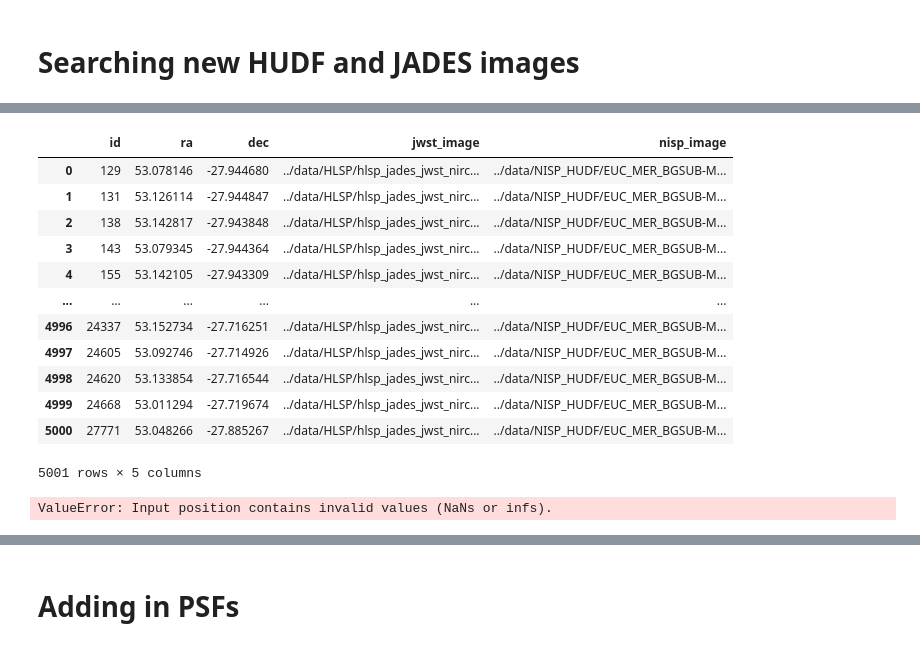
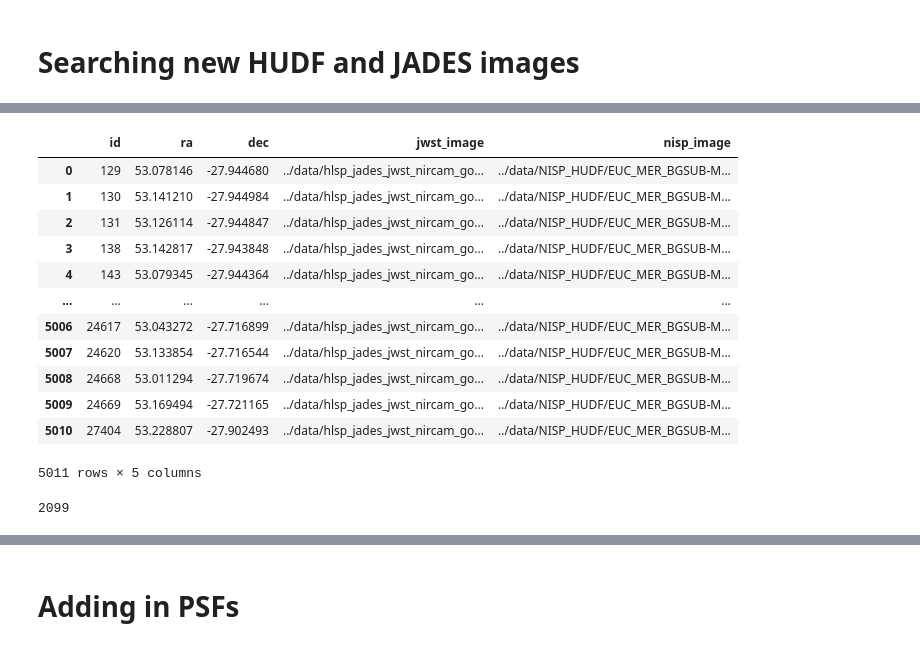
Before and after one commit to xoubish/superNISP, a Jupyter notebook: code/SR_GAN_old.ipynb, the cells around one changed output, grey strips where cells are left out. Drawn from its saved outputs; the diff is of its cells as text; code cells hidden in the pictures.

```diff
--- a/code/SR_GAN_old.ipynb
+++ b/code/SR_GAN_old.ipynb
@@ -257,8 +457,9 @@ from astropy.table import Table
 # %%
 jwst_cat_file = '../catalog/hlsp_jades_jwst_nircam_goods-s-deep_photometry_v2.0_catalog.fits'
-candels_cat_file = '../catalog/hlsp_candels_hst_wfc3_goodss-tot-multiband_f160w_v1_cat.fits'
+candels_cat_file = '../catalog/gds.fits'
+other_candels_cat_file = '../catalog/hlsp_candels_hst_wfc3_goodss-tot-multiband_f160w_v1_cat.fits'
 matched_cat_file2 = '../catalog/matched_cat_HUDF.csv'
-jwst_files = glob.glob("../data/HLSP/*/*")
+jwst_files = glob.glob("../data/hlsp_*")
 nisp_files = glob.glob("../data/NISP_HUDF/*")
 
 np_jwst_file2 = '../data/jwst_jades_66px.npy'
@@ -301,11 +499,22 @@ Observations.download_products(data_products, download_dir='../data/JWST_JADES',
 # # Ext 3 has size info (fwhm and such)
 # # Ext 9 has photometric redshifts
 
-cat_data = Table.read(candels_cat_file, hdu=1).to_pandas()
+# cat_data = Table.read(candels_cat_file, hdu=1).to_pandas()
+# cat_data['ACS_F814W_MAG'] = 23.9-2.5*np.log10(cat_data.ACS_F814W_FLUX)
+# cat_data = cat_data[
+#         (cat_data.FLAGS==0)
+#         & (cat_data.ACS_F814W_MAG < 25) # uJy conversion to M_AB
+#         & (cat_data.FLUX_RADIUS_2_F814W < 24) # TODO: make sure this still applies, not sure if same instr./filt.
+#         & (cat_data.CLASS_STAR < 0.05) # TODO: check this is what we want
+# ].reset_index(drop=True)
+
+cat_data = Table.read(candels_cat_file).to_pandas()
+plt.hist(cat_data.ACS_F814W_FLUX[np.where((cat_data.ACS_F814W_FLUX<5)&(cat_data.ACS_F814W_FLUX>-20))[0]], bins=100)
 cat_data['ACS_F814W_MAG'] = 23.9-2.5*np.log10(cat_data.ACS_F814W_FLUX)
 cat_data = cat_data[
-        (cat_data.FLAGS==0)
-        & (cat_data.ACS_F814W_MAG < 25) # uJy conversion to M_AB
-        & (cat_data.FLUX_RADIUS_2_F814W < 24) # TODO: make sure this still applies, not sure if same instr./filt.
-        & (cat_data.CLASS_STAR < 0.05) # TODO: check this is what we want
-].reset_index(drop=True)
+        (cat_data.z_best > 0.01) & (cat_data.z_best < 3.0)
+        & (cat_data.ACS_F814W_MAG < 25)
+        & (cat_data.FLUX_RADIUS_2_F814W < 50) & (cat_data.FLUX_RADIUS_2_F814W > 3) # Can be flexible with this (remove or make much larger)
+        & (cat_data.CLASS_STAR < 0.1)
+]
+len(cat_data)
@@ -321,44 +533,45 @@ cat_data = cat_data[
 
 candels_cat = pd.DataFrame({
     'id': cat_data['ID'],
-    'ra': cat_data['RA'],
-    'dec': cat_data['DEC'],
+    'ra': cat_data['RA_1'],
+    'dec': cat_data['DEC_1'],
     'jwst_image': '',
     'nisp_image': '',
 })
-candels_cat.dropna(inplace=True)
+candels_cat = candels_cat.dropna().reset_index(drop=True)
 # %%
 gal_coords = SkyCoord(candels_cat.ra, candels_cat.dec, unit='deg')
 # %%
-found_idxs = match_catalog(jwst_files[1], gal_coords, hdu=1)
+found_idxs = match_catalog(jwst_files[0], gal_coords, hdu_idx=1)
 candels_cat.loc[found_idxs, 'jwst_image'] = str(jwst_files[0])
 
 for file in nisp_files: # Only the third file actually matches anything
-    found_idxs = match_catalog(file, gal_coords, hdu=0)
+    found_idxs = match_catalog(file, gal_coords, hdu_idx=0)
     candels_cat.loc[found_idxs, 'nisp_image'] = str(file)
 
 my_cat2 = candels_cat[candels_cat.nisp_image!='']
 my_cat2 = my_cat2[my_cat2.jwst_image!=''].reset_index(drop=True)
 # my_cat2.to_csv(matched_cat_file2, index=False)
 my_cat2
 # %% [output]
 |  | id | ra | dec | jwst_image | nisp_image |
-| 0 | 129 | 53.078146 | -27.944680 | ../data/HLSP/hlsp_jades_jwst_nirc... | ../data/NISP_HUDF/EUC_MER_BGSUB-M... |
-| 1 | 131 | 53.126114 | -27.944847 | ../data/HLSP/hlsp_jades_jwst_nirc... | ../data/NISP_HUDF/EUC_MER_BGSUB-M... |
-| 2 | 138 | 53.142817 | -27.943848 | ../data/HLSP/hlsp_jades_jwst_nirc... | ../data/NISP_HUDF/EUC_MER_BGSUB-M... |
-| 3 | 143 | 53.079345 | -27.944364 | ../data/HLSP/hlsp_jades_jwst_nirc... | ../data/NISP_HUDF/EUC_MER_BGSUB-M... |
-| 4 | 155 | 53.142105 | -27.943309 | ../data/HLSP/hlsp_jades_jwst_nirc... | ../data/NISP_HUDF/EUC_MER_BGSUB-M... |
+| 0 | 129 | 53.078146 | -27.944680 | ../data/hlsp_jades_jwst_nircam_go... | ../data/NISP_HUDF/EUC_MER_BGSUB-M... |
+| 1 | 130 | 53.141210 | -27.944984 | ../data/hlsp_jades_jwst_nircam_go... | ../data/NISP_HUDF/EUC_MER_BGSUB-M... |
+| 2 | 131 | 53.126114 | -27.944847 | ../data/hlsp_jades_jwst_nircam_go... | ../data/NISP_HUDF/EUC_MER_BGSUB-M... |
+| 3 | 138 | 53.142817 | -27.943848 | ../data/hlsp_jades_jwst_nircam_go... | ../data/NISP_HUDF/EUC_MER_BGSUB-M... |
+| 4 | 143 | 53.079345 | -27.944364 | ../data/hlsp_jades_jwst_nircam_go... | ../data/NISP_HUDF/EUC_MER_BGSUB-M... |
 | ... | ... | ... | ... | ... | ... |
-| 4996 | 24337 | 53.152734 | -27.716251 | ../data/HLSP/hlsp_jades_jwst_nirc... | ../data/NISP_HUDF/EUC_MER_BGSUB-M... |
-| 4997 | 24605 | 53.092746 | -27.714926 | ../data/HLSP/hlsp_jades_jwst_nirc... | ../data/NISP_HUDF/EUC_MER_BGSUB-M... |
-| 4998 | 24620 | 53.133854 | -27.716544 | ../data/HLSP/hlsp_jades_jwst_nirc... | ../data/NISP_HUDF/EUC_MER_BGSUB-M... |
-| 4999 | 24668 | 53.011294 | -27.719674 | ../data/HLSP/hlsp_jades_jwst_nirc... | ../data/NISP_HUDF/EUC_MER_BGSUB-M... |
-| 5000 | 27771 | 53.048266 | -27.885267 | ../data/HLSP/hlsp_jades_jwst_nirc... | ../data/NISP_HUDF/EUC_MER_BGSUB-M... |
+| 5006 | 24617 | 53.043272 | -27.716899 | ../data/hlsp_jades_jwst_nircam_go... | ../data/NISP_HUDF/EUC_MER_BGSUB-M... |
+| 5007 | 24620 | 53.133854 | -27.716544 | ../data/hlsp_jades_jwst_nircam_go... | ../data/NISP_HUDF/EUC_MER_BGSUB-M... |
+| 5008 | 24668 | 53.011294 | -27.719674 | ../data/hlsp_jades_jwst_nircam_go... | ../data/NISP_HUDF/EUC_MER_BGSUB-M... |
+| 5009 | 24669 | 53.169494 | -27.721165 | ../data/hlsp_jades_jwst_nircam_go... | ../data/NISP_HUDF/EUC_MER_BGSUB-M... |
+| 5010 | 27404 | 53.228807 | -27.902493 | ../data/hlsp_jades_jwst_nircam_go... | ../data/NISP_HUDF/EUC_MER_BGSUB-M... |
-5001 rows × 5 columns
+5011 rows × 5 columns
 # %%
-clips = clip_images(my_cat2)
+clips = clip_images(my_cat2, pad=0, rot_jwst=0)
+len(clips)
 # %% [output]
-ValueError: Input position contains invalid values (NaNs or infs).
+2099
 # %%
 # Arrange data
 jwst_cutouts = np.array([clip[1].data for clip in clips])
```
Also changed, not shown: parts of 27 cells of this notebook, 1 other file.
